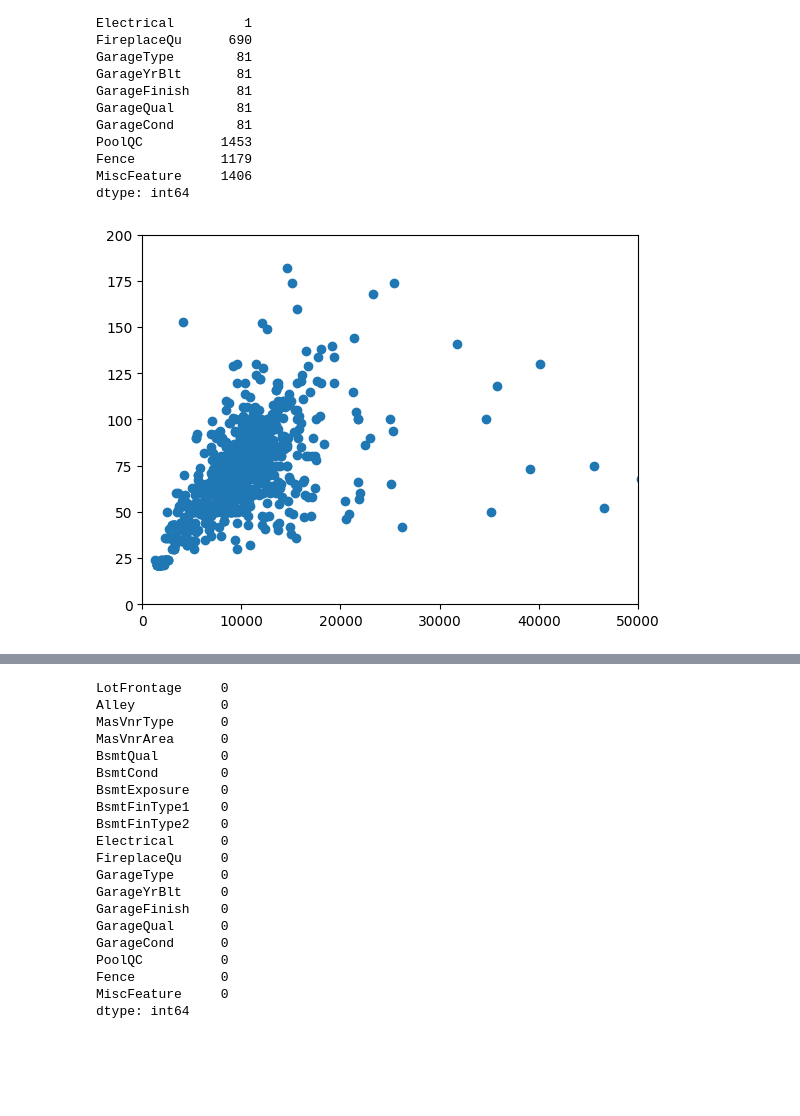
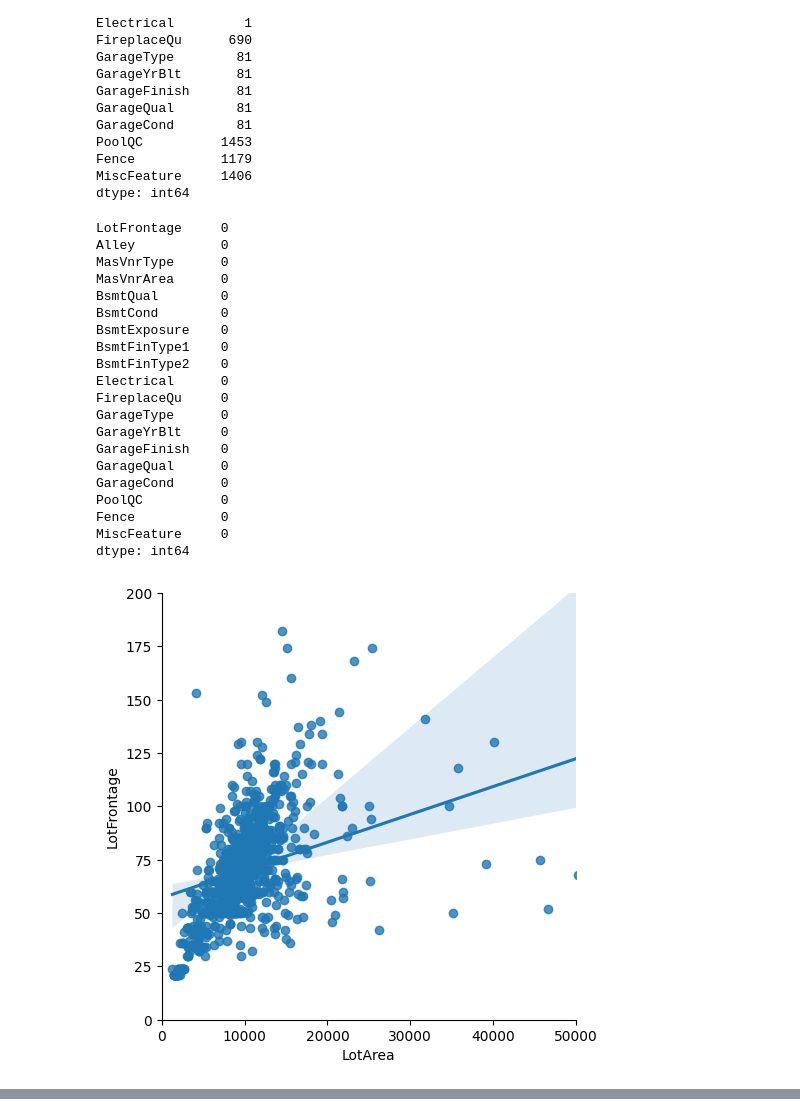
Before and after one commit to stephanie-yz/House-Prices, a Jupyter notebook: 01 Data Cleaning.ipynb, the cells around one changed output, grey strips where cells are left out. Saved outputs shown, nothing was run; the diff lists cells and outputs as text; code cells hidden in the pictures; blank space fills up the shorter version.

Commit message:
replace matlibplot with seaborn graphs for clarity

```diff
--- a/01 Data Cleaning.ipynb
+++ b/01 Data Cleaning.ipynb
@@ -88,45 +98,62 @@ MiscFeature     1406
 dtype: int64
 # %%
 ### remove NaN
-## fixed na fill
+## fixed value na fill
 nan_fill_fixed = {'Alley':'NoAlley', 'MasVnrType':'NoMasVnr', 'MasVnrArea':0, 'BsmtQual':'NoBsmt', 'BsmtCond':'NoBsmt',
                   'BsmtExposure':'NoBsmt', 'BsmtFinType1':'NoBsmt', 'BsmtFinType2':'NoBsmt',
                   'Electrical':'SBrkr', 'FireplaceQu':'NoFire', 'GarageType':'NoGarage',
                   'GarageYrBlt':0, 'GarageFinish':'NoGarage', 'GarageQual':'NoGarage',
                   'GarageCond':'NoGarage', 'PoolQC':'NoPool', 'Fence':'NoFence', 'MiscFeature':'NoMisc'}
 train = train_raw.fillna(nan_fill_fixed)
 
 ## adhoc analysis
 # train.Electrical.value_counts()
 # train.MasVnrType.value_counts()
 
 ## columns that need further investigation/shouldn't have fixed replacement:
 ## LotFrontage - LotArea and Lot Frontage approx linear relationship below <15k, for 15k+ LotArea, just use average Lot Frontage
-plt.scatter(train_raw.LotArea, train_raw.LotFrontage)
-plt.xlim(0,50000)
-plt.ylim(0,200)
-plt.show()
+g = sns.lmplot(data=train, x='LotArea', y='LotFrontage')
+g.set(xlim=(0,50000), ylim=(0,200))
 
-##### figure out how to fill LotFrontage NA with linear regession ######
 train_lotareafrontage = train[train['LotArea'] <= 15000].dropna(subset=['LotArea', 'LotFrontage'])
 lotareafrontage_lm = LinearRegression().fit(train_lotareafrontage['LotArea'].values.reshape(-1, 1),
                                             train_lotareafrontage['LotFrontage'].values)
 lotareafrontage_over20k = train[train['LotArea'] > 15000].LotFrontage.mean()
 
 for i, row in train.iterrows():
     if train.LotFrontage.isna().iloc[i]:
+        train.at[i, 'LotFrontage_NA'] = True
         if train.LotArea.iloc[i] <= 15000:
             lm_pred = lotareafrontage_lm.predict(np.array(row['LotArea']).reshape(1, -1))
             train.at[i, 'LotFrontage'] = lm_pred
         else:
             train.at[i, 'LotFrontage'] = lotareafrontage_over20k
+    else:
+        train.at[i, 'LotFrontage_NA'] = False
 
-plt.scatter(train.LotArea, train.LotFrontage)
-plt.xlim(0,50000)
-plt.ylim(0,200)
-plt.show()
+sns.relplot(data=train, kind='scatter', x='LotArea', y='LotFrontage', hue='LotFrontage_NA', alpha=0.5)
 
 ## check all NaN have been removed
 print(train[cols_w_nan].isna().sum())
 # %% [output]
+LotFrontage     0
+Alley           0
+MasVnrType      0
+MasVnrArea      0
+BsmtQual        0
+BsmtCond        0
+BsmtExposure    0
+BsmtFinType1    0
+BsmtFinType2    0
+Electrical      0
+FireplaceQu     0
+GarageType      0
+GarageYrBlt     0
+GarageFinish    0
+GarageQual      0
+GarageCond      0
+PoolQC          0
+Fence           0
+MiscFeature     0
+dtype: int64
-[figure, old version]
+[figure, new version]
@@ -134,23 +161,3 @@ print(train[cols_w_nan].isna().sum())
-LotFrontage     0
-Alley           0
-MasVnrType      0
-MasVnrArea      0
-BsmtQual        0
-BsmtCond        0
-BsmtExposure    0
-BsmtFinType1    0
-BsmtFinType2    0
-Electrical      0
-FireplaceQu     0
-GarageType      0
-GarageYrBlt     0
-GarageFinish    0
-GarageQual      0
-GarageCond      0
-PoolQC          0
-Fence           0
-MiscFeature     0
-dtype: int64
 # %%
 ### convert object columns to categorical?
 
```
Also changed, not shown: parts of 11 cells of this notebook.
